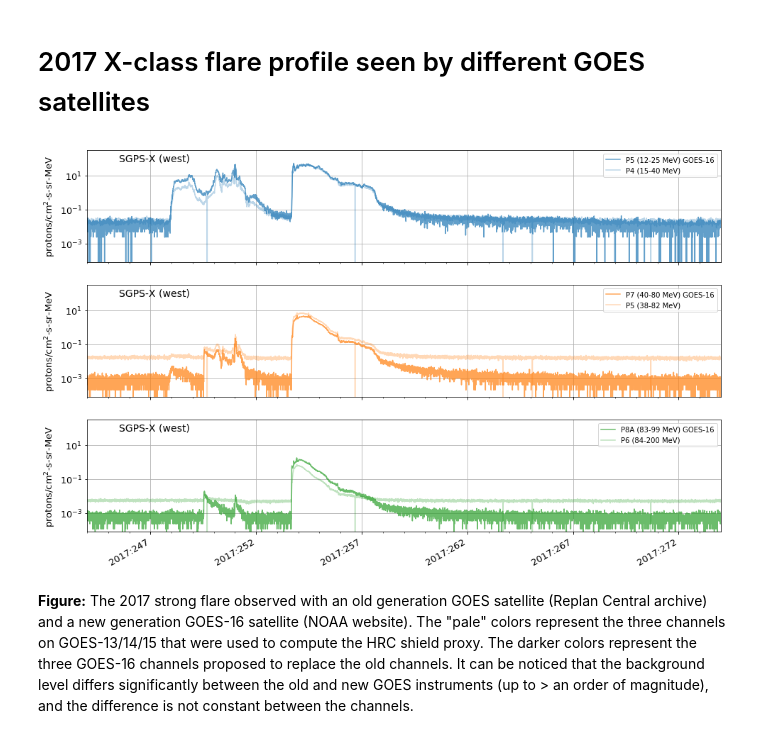
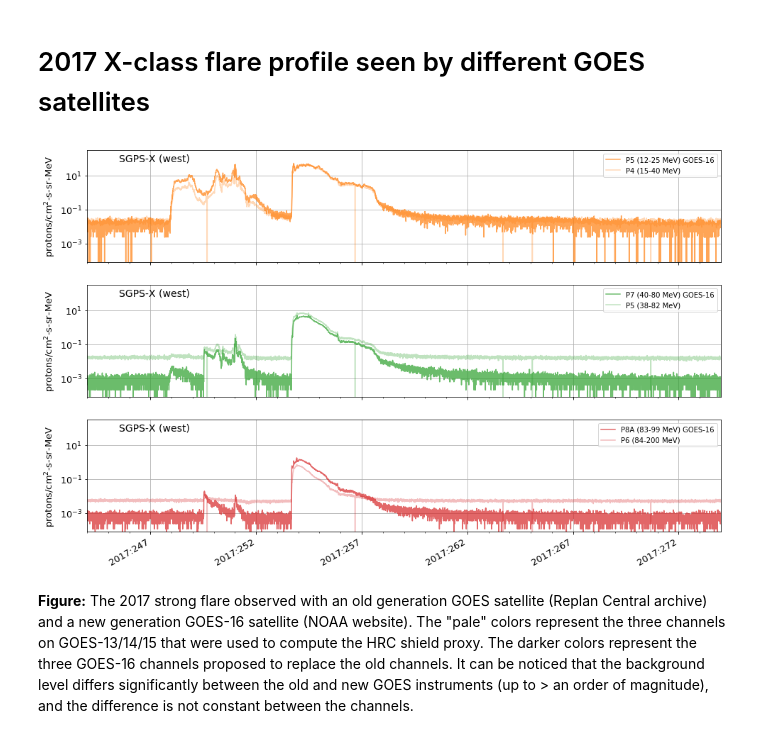
Before and after one commit to chandra-mta/mtanb, a Jupyter notebook: g16-hrc-proxy/flare-2017-HRC-shield-proxy-calibration.ipynb, the cells around one changed output. Drawn from its saved outputs; the diff is of its cells as text; code cells hidden in the pictures.

```diff
--- a/g16-hrc-proxy/flare-2017-HRC-shield-proxy-calibration.ipynb
+++ b/g16-hrc-proxy/flare-2017-HRC-shield-proxy-calibration.ipynb
@@ -87,10 +99,24 @@ UNITS = 2
 CHANNELS = 14
 DIFF_CHANNELS = 13
 
-# HRC Proxy (old) coeeficients, AA * chan0 + BB * chan1 + CC * chan2
+# HRC Proxy (old) coeeficients, AA * P4 + BB * P5 + CC * P6
 AA = 6000
 BB = 270000
 CC = 100000
+
+# nominal channel energies for HRC proxy, pre-G16
+CHAN_LABEL_PRE_G16 = ['P4 (15-40 MeV)','P5 (38-82 MeV)','P6 (84-200 MeV)']
+CHANS_PRE_G16_PROXY = {0: 'P4', 1: 'P5', 2: 'P6'}
+
+# nominal channel energies, GOES-16
+CHAN_LABEL_G16 = ['P1 (1.0-1.9 MeV)', 'P2A (1.9-2.3 MeV)', 'P2B (2.3-3.4 MeV)',\
+                  'P3 (3.4-6.5 MeV)', 'P4 (6.5-12 MeV)', 'P5 (12-25 MeV)',\
+                  'P6 (25-40 MeV)', 'P7 (40-80 MeV)',\
+                  'P8A (83-99 MeV)', 'P8B (99-118 MeV)', 'P8C (118-150 MeV)',\
+                  'P9 (150-275 MeV)', 'P10 (275-500 MeV)', 'P11 (>500 MeV)']
+
+# GOES-16 designations of proton channels proposed for the new proxy
+CHANS_G16_PROXY = {5: 'P5', 7: 'P7', 8: 'P8A'}
 # %%
 def convert_j2000_to_chandra_time(times):
     t1 = Time('1998-01-01T00:00:00')
@@ -291,16 +326,16 @@ shld2020_flt = shld2020.vals > 255
 # %%
 # SGPS-X (west) unit
 k = 0
-# %%
-plt.figure(figsize=[16, 11])
-plt.subplot(3, 1, 1)
-plot_flare_profiles(k, 4, 5, 0)
-plt.subplot(3, 1, 2)
-plot_flare_profiles(k, 5, 7, 1)
-plt.subplot(3, 1, 3)
-plot_flare_profiles(k, 6, 8, 2)
-# %% [output]
-[figure, removed]
+# %%
+plt.figure(figsize=[16, 11])
+for ii in range(3):
+    plt.subplot(3, 1, ii + 1)
+    plot_flare_profiles(k,
+                        list(CHANS_PRE_G16_PROXY.keys())[ii],
+                        list(CHANS_G16_PROXY.keys())[ii],
+                        f'C{ii + 1}')
+# %% [output]
+[figure, added]
 # %% [markdown]
 __Figure:__ The 2017 strong flare observed with an old generation GOES satellite (Replan Central archive) and a new generation GOES-16 satellite (NOAA website). The "pale" colors represent the three channels on GOES-13/14/15 that were used to compute the HRC shield proxy. The darker colors represent the three GOES-16 channels proposed to replace the old channels. It can be noticed that the background level differs significantly between the old and new GOES instruments (up to > an order of magnitude), and the difference is not constant between the channels.
 # %% [markdown]
```
Also changed, not shown: parts of 76 cells of this notebook.
